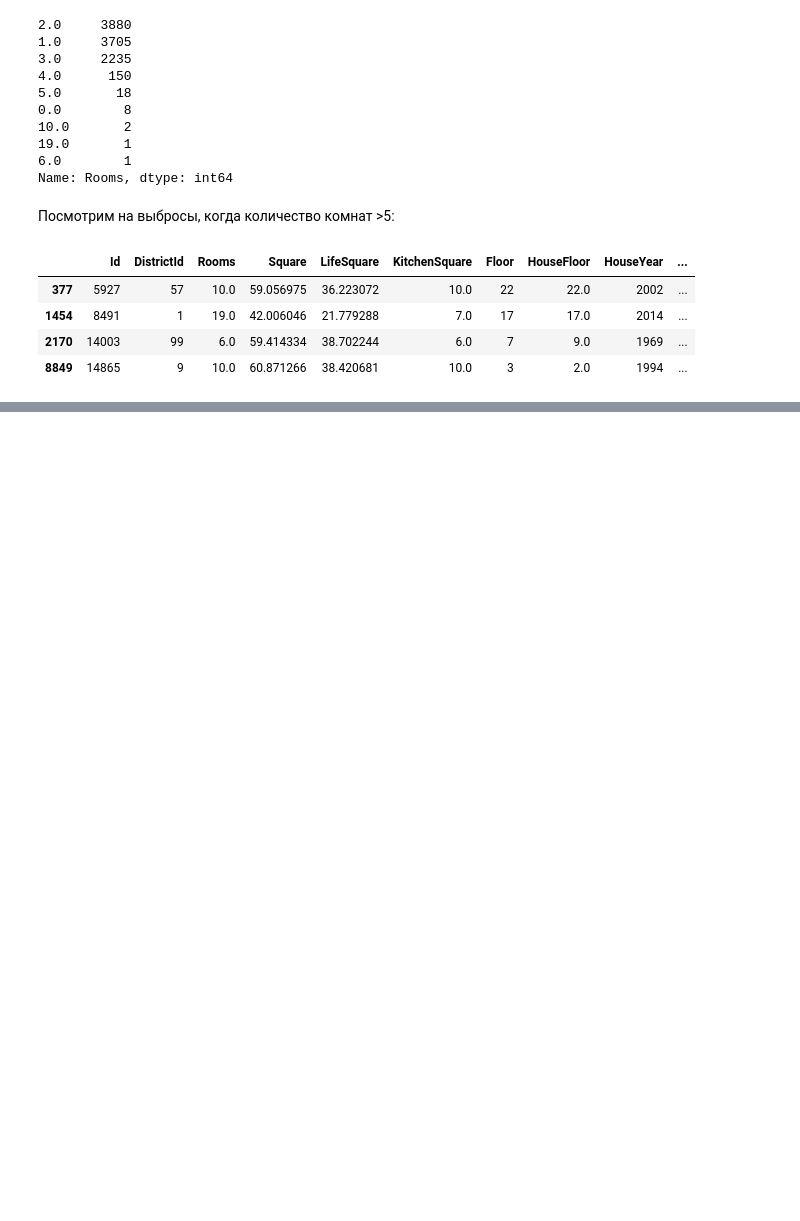
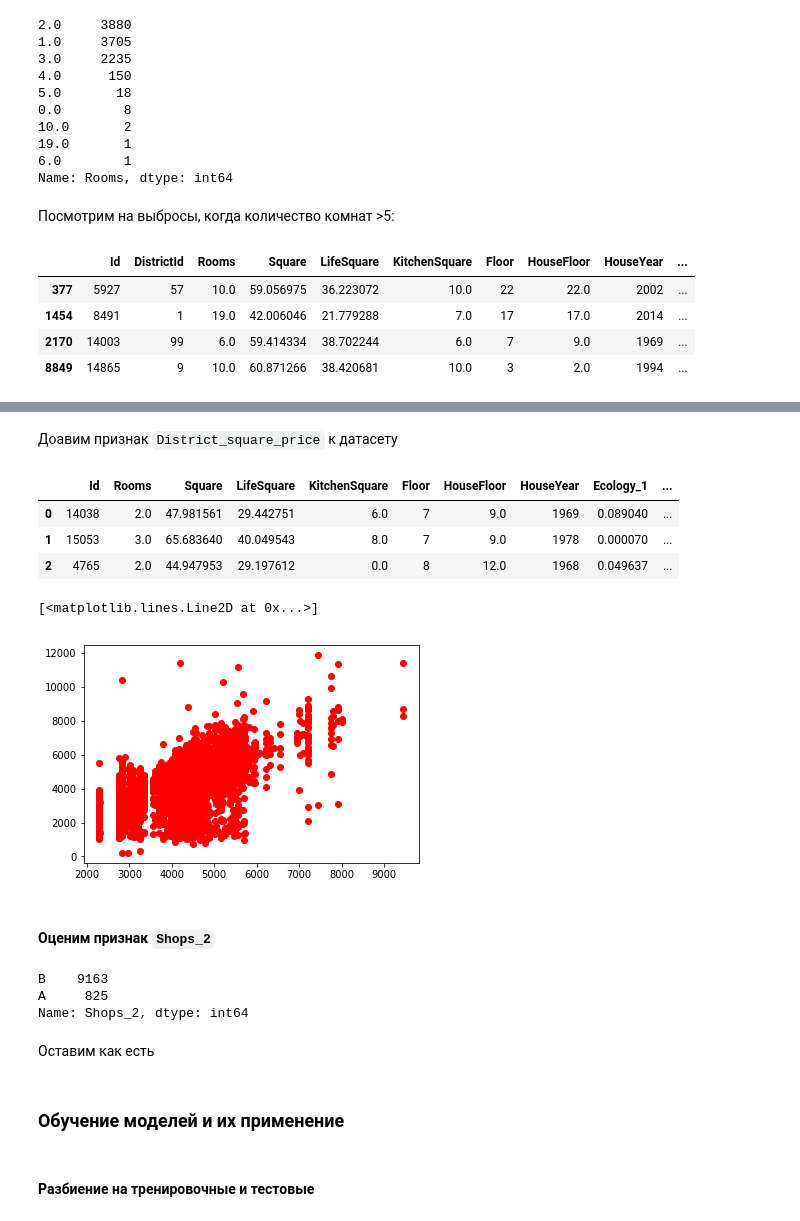
Before and after one commit to DmitryVGusev/GB-Python-in-DS, a Jupyter notebook: Python_in_DS_Coursework.ipynb, the cells around one changed output, grey strips where cells are left out. Saved outputs shown, nothing was run; the diff lists cells and outputs as text; code cells hidden in the pictures; blank space fills up the shorter version.

```diff
--- a/Python_in_DS_Coursework.ipynb
+++ b/Python_in_DS_Coursework.ipynb
@@ -203,0 +402,43 @@ data[data.Rooms > 5]
+# %% [markdown]
+Доавим признак `District_square_price` к датасету
+# %%
+def add_distr_sq_price(df,price_per_square_by_District):
+    # Среднее значение цена по всем районам
+    dqp_mean = price_per_square_by_District['District_square_price'].mean()
+
+    df=pd.merge(df,price_per_square_by_District,on='DistrictId',how='left')
+    df['District_square_price']=df['District_square_price'].fillna(dqp_mean)
+    return df
+# %%
+data = add_distr_sq_price(data, price_per_square_by_District).drop(
+    ['price_per_square','DistrictId'], axis=1)
+# %%
+data.head(3)
+# %% [output]
+|  | Id | Rooms | Square | LifeSquare | KitchenSquare | Floor | HouseFloor | HouseYear | Ecology_1 | ... |
+| 0 | 14038 | 2.0 | 47.981561 | 29.442751 | 6.0 | 7 | 9.0 | 1969 | 0.089040 | ... |
+| 1 | 15053 | 3.0 | 65.683640 | 40.049543 | 8.0 | 7 | 9.0 | 1978 | 0.000070 | ... |
+| 2 | 4765 | 2.0 | 44.947953 | 29.197612 | 0.0 | 8 | 12.0 | 1968 | 0.049637 | ... |
+# %%
+plt.plot(
+    data['District_square_price'],
+    data['Price'] / data['Square'],
+    'ro'
+)
+# %% [output]
+[<matplotlib.lines.Line2D at 0x...>]
+[figure, added]
+# %% [markdown]
+#### Оценим признак `Shops_2`
+# %%
+data['Shops_2'].value_counts()
+# %% [output]
+B    9163
+A     825
+Name: Shops_2, dtype: int64
+# %% [markdown]
+Оставим как есть
+# %% [markdown]
+### Обучение моделей и их применение
+# %% [markdown]
+#### Разбиение на тренировочные и тестовые
```
Also changed, not shown: parts of 75 cells of this notebook.
